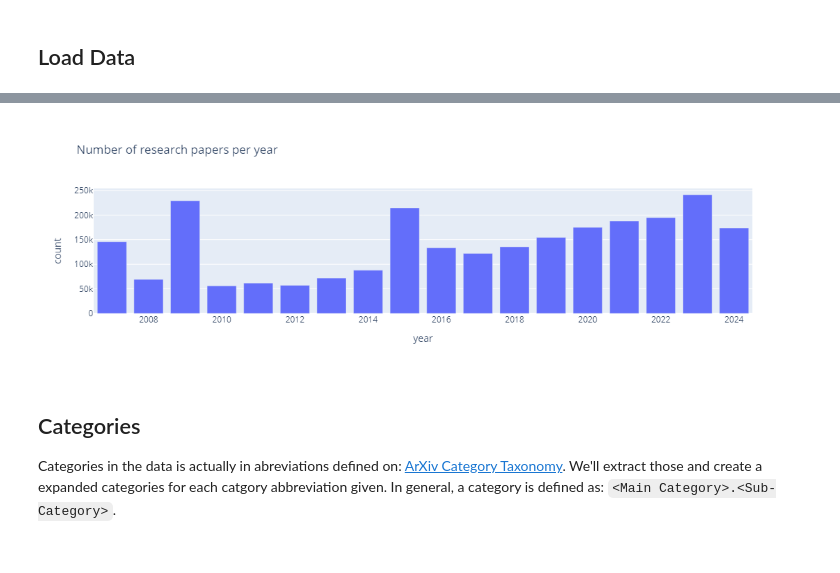
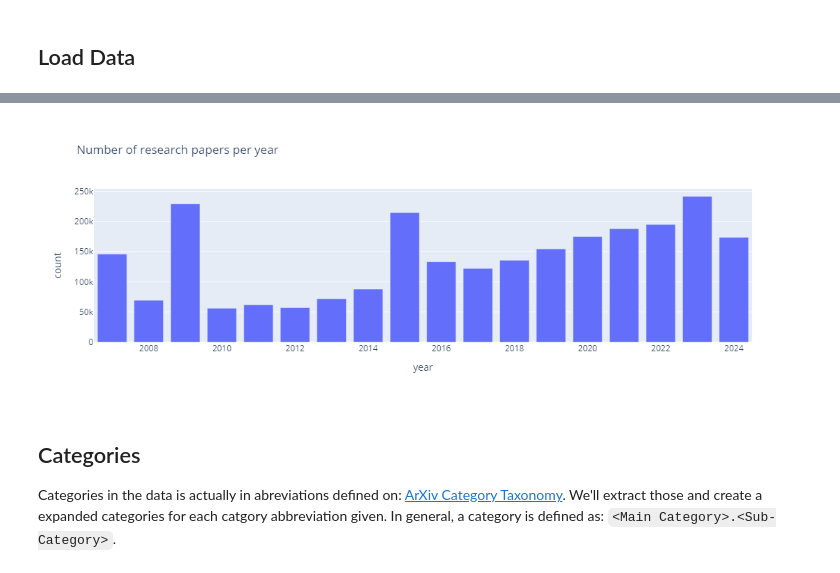
Before and after one commit to chirag1992m/arxiv-data-exploration, a Jupyter notebook: trend_exploration/arxiv_trend_exploration.ipynb, the cells around one changed output, grey strips where cells are left out. Saved outputs shown, nothing was run; the diff lists cells and outputs as text; code cells hidden in the pictures.

```diff
--- a/trend_exploration/arxiv_trend_exploration.ipynb
+++ b/trend_exploration/arxiv_trend_exploration.ipynb
@@ -24,6 +25,11 @@ nltk.download('stopwords')
 [nltk_data]     C:\Users\chira\AppData\Roaming\nltk_data...
 [nltk_data]   Package stopwords is already up-to-date!
 True
+# %%
+def save_and_show(fig, name):
+    with open(f"./graphs/{name}.json", "w") as f:
+        f.write(pio.to_json(fig))
+    fig.show()
 # %% [markdown]
 ## Load Data
 # %%
@@ -42,15 +48,21 @@ Number of rows: 2511805
 # %%
 # Show number of papers by year, let's use `update_date` for the year info
 arxiv_metadata['update_date'] = pd.to_datetime(arxiv_metadata['update_date'])
 arxiv_metadata['year'] = arxiv_metadata['update_date'].dt.year
 
 year_counts = arxiv_metadata['year'].value_counts().reset_index()
 year_counts.columns = ['year', 'count']
 
 fig = px.bar(year_counts, x='year', y='count', title='Number of research papers per year')
-fig.show()
+
+fig.update_layout(
+    width=550,
+    height=400,
+)
+
+save_and_show(fig, "research_per_year")
 # %% [output]
-[figure, old version]
+[figure, new version]
 # %% [markdown]
 ## Categories
 
```
Also changed, not shown: parts of 9 cells of this notebook, 8 other files.
